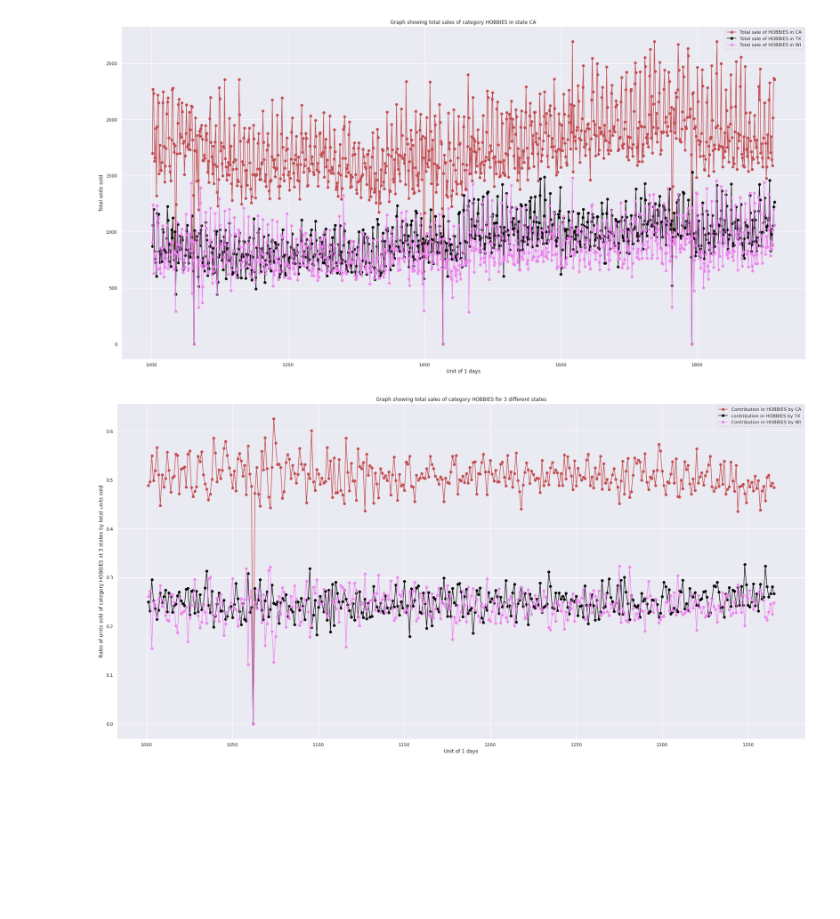
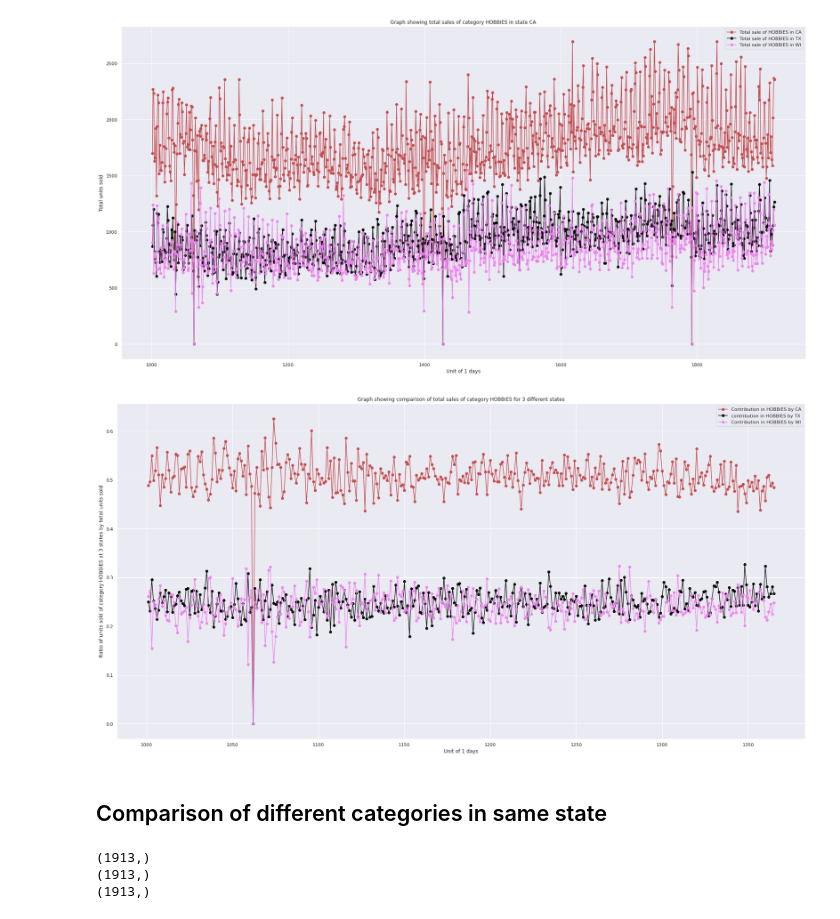
Before and after one commit to Rohan-Agarwal-Developer/walmart-sales-predictions, a Jupyter notebook: trends/Trends.ipynb, the cells around one changed output. Saved outputs shown, nothing was run; the diff lists cells and outputs as text; code cells hidden in the pictures; blank space fills up the shorter version.

Commit message:
comparison

```diff
--- a/trends/Trends.ipynb
+++ b/trends/Trends.ipynb
@@ -243,20 +243,46 @@ def divide(a, b):
 # %%
 start = 1000
 end = start+365
 _max = 1913
 
 x = range(1, _max + 1)
 
 plt.figure(figsize=(30, 15))
 
 plt.plot(x[start:end], divide(y3[start:end], y3[start:end] + y4[start:end] + y5[start:end]),label=f'Contribution in {cat_id} by {state_id_1}',marker='o', c="r", alpha=1)
 plt.plot(x[start:end], divide(y4[start:end], y3[start:end] + y4[start:end] + y5[start:end]),label=f'contribution in {cat_id} by {state_id_2}',marker='o', c="black", alpha=0.9)
 plt.plot(x[start:end], divide(y5[start:end], y3[start:end] + y4[start:end] + y5[start:end]),label=f'Contribution in {cat_id} by {state_id_3}',marker='o', c="violet", alpha=0.9)
 
 plt.xlabel(f'Unit of 1 days')
 plt.ylabel(f'Ratio of units sold of category {cat_id} at 3 states by total units sold')
 plt.legend()
-plt.title(f'Graph showing total sales of category {cat_id} for 3 different states')
+plt.title(f'Graph showing comparison of total sales of category {cat_id} for 3 different states')
 plt.show()
 # %% [output]
-[figure, old version]
+[figure, new version]
+# %% [markdown]
+## Comparison of different categories in same state
+# %%
+state_id = "CA"
+
+cat_id_1 = "HOBBIES"
+category_state = data[(data['cat_id'] == cat_id_1) & (data['state_id'] == state_id)].to_numpy()[:,6:]
+category_state.shape
+y3 = np.sum(category_state, axis = 0)
+print(y3.shape)
+
+cat_id_2 = "FOODS"
+category_state = data[(data['cat_id'] == cat_id_2) & (data['state_id'] == state_id)].to_numpy()[:,6:]
+category_state.shape
+y4 = np.sum(category_state, axis = 0)
+print(y4.shape)
+
+cat_id_3 = "HOUSEHOLD"
+category_state = data[(data['cat_id'] == cat_id_3) & (data['state_id'] == state_id)].to_numpy()[:,6:]
+category_state.shape
+y5 = np.sum(category_state, axis = 0)
+print(y5.shape)
+# %% [output]
+(1913,)
+(1913,)
+(1913,)
```
Also changed, not shown: parts of 1 cell of this notebook.
